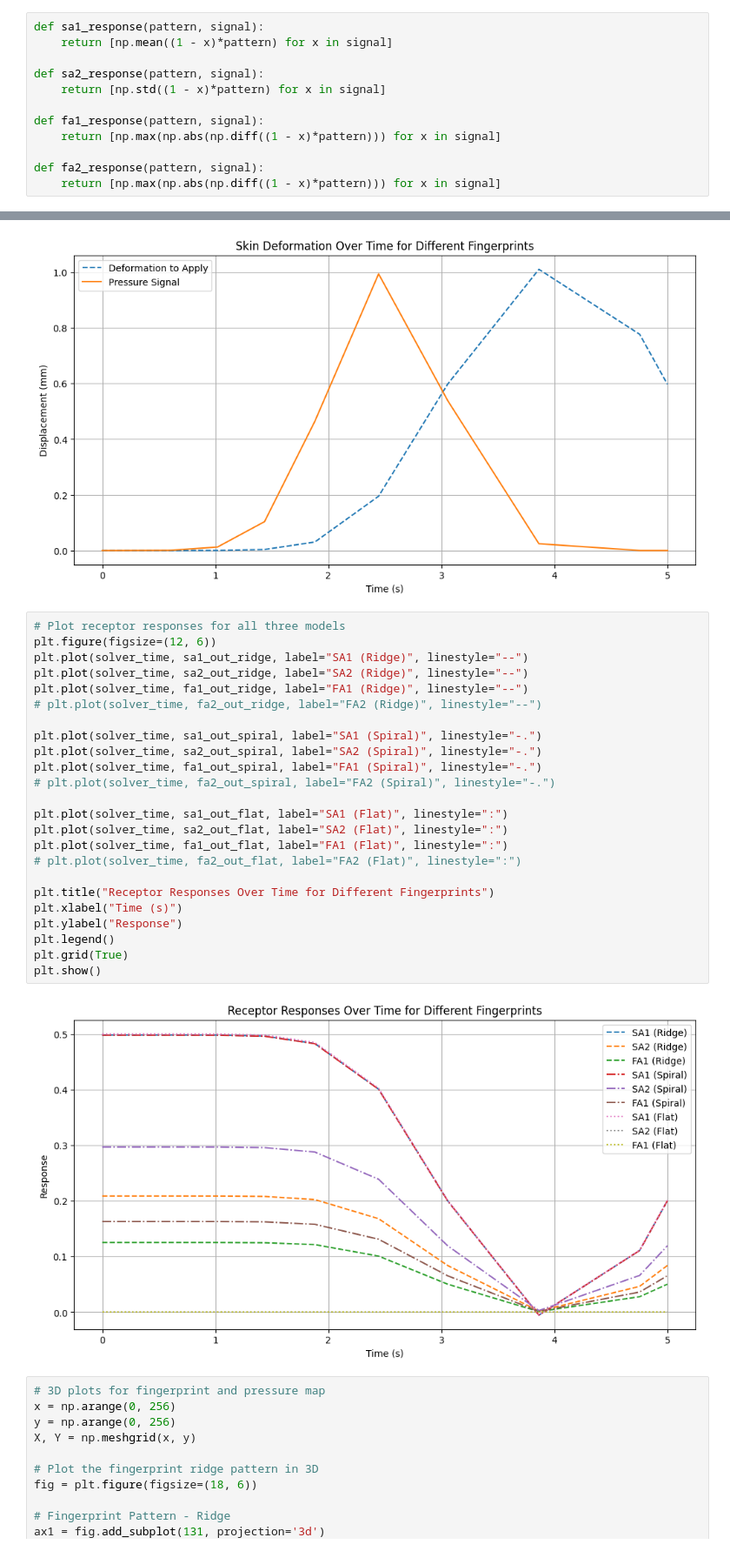
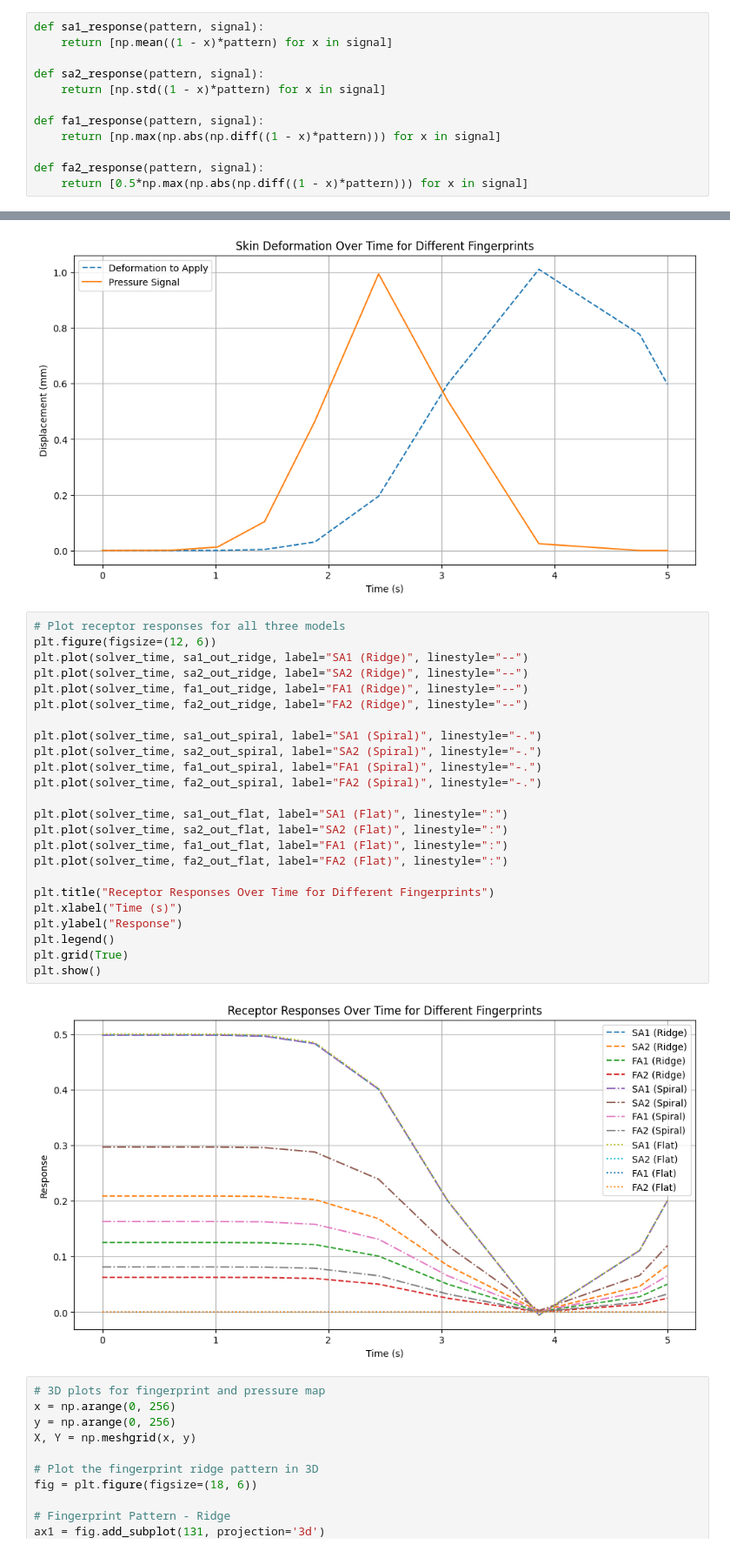
Before and after one commit to CydiaBoss/skin-ridge-model, a Jupyter notebook: sim.ipynb, the cells around one changed output, grey strips where cells are left out. Shown: that part at 87% size. Saved outputs shown, nothing was run; the diff lists cells and outputs as text.

```diff
--- a/sim.ipynb
+++ b/sim.ipynb
@@ -105,7 +105,7 @@ def fa1_response(pattern, signal):
     return [np.max(np.abs(np.diff((1 - x)*pattern))) for x in signal]
 
 def fa2_response(pattern, signal):
-    return [np.max(np.abs(np.diff((1 - x)*pattern))) for x in signal]
+    return [0.5*np.max(np.abs(np.diff((1 - x)*pattern))) for x in signal]
 # %% [markdown]
 ## Simulations
 Generates all the skin meshs and run them in the simulations
@@ -192,29 +192,29 @@ plt.show()
 # %%
 # Plot receptor responses for all three models
 plt.figure(figsize=(12, 6))
 plt.plot(solver_time, sa1_out_ridge, label="SA1 (Ridge)", linestyle="--")
 plt.plot(solver_time, sa2_out_ridge, label="SA2 (Ridge)", linestyle="--")
 plt.plot(solver_time, fa1_out_ridge, label="FA1 (Ridge)", linestyle="--")
-# plt.plot(solver_time, fa2_out_ridge, label="FA2 (Ridge)", linestyle="--")
+plt.plot(solver_time, fa2_out_ridge, label="FA2 (Ridge)", linestyle="--")
 
 plt.plot(solver_time, sa1_out_spiral, label="SA1 (Spiral)", linestyle="-.")
 plt.plot(solver_time, sa2_out_spiral, label="SA2 (Spiral)", linestyle="-.")
 plt.plot(solver_time, fa1_out_spiral, label="FA1 (Spiral)", linestyle="-.")
-# plt.plot(solver_time, fa2_out_spiral, label="FA2 (Spiral)", linestyle="-.")
+plt.plot(solver_time, fa2_out_spiral, label="FA2 (Spiral)", linestyle="-.")
 
 plt.plot(solver_time, sa1_out_flat, label="SA1 (Flat)", linestyle=":")
 plt.plot(solver_time, sa2_out_flat, label="SA2 (Flat)", linestyle=":")
 plt.plot(solver_time, fa1_out_flat, label="FA1 (Flat)", linestyle=":")
-# plt.plot(solver_time, fa2_out_flat, label="FA2 (Flat)", linestyle=":")
+plt.plot(solver_time, fa2_out_flat, label="FA2 (Flat)", linestyle=":")
 
 plt.title("Receptor Responses Over Time for Different Fingerprints")
 plt.xlabel("Time (s)")
 plt.ylabel("Response")
 plt.legend()
 plt.grid(True)
 plt.show()
 # %% [output]
-[figure, old version]
+[figure, new version]
 # %%
 # 3D plots for fingerprint and pressure map
 x = np.arange(0, 256)
```
Also changed, not shown: 2 other files.
